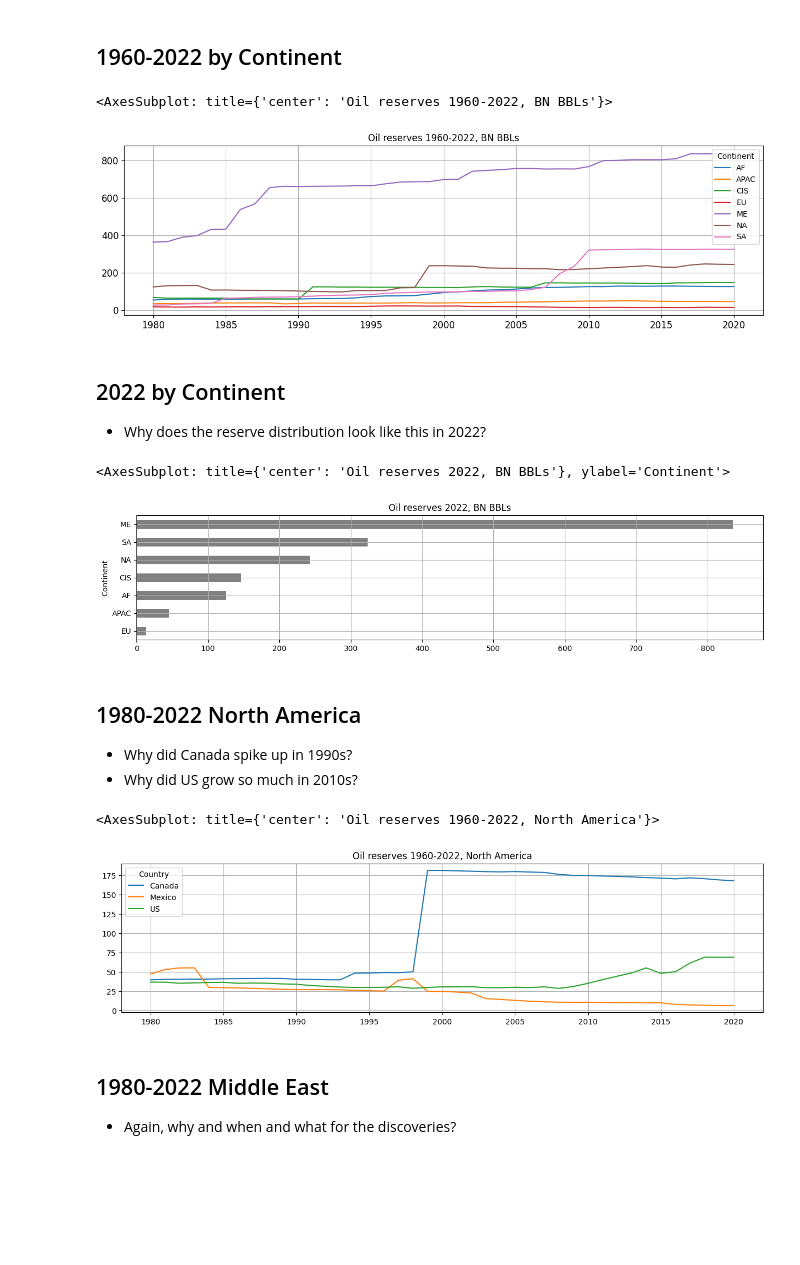
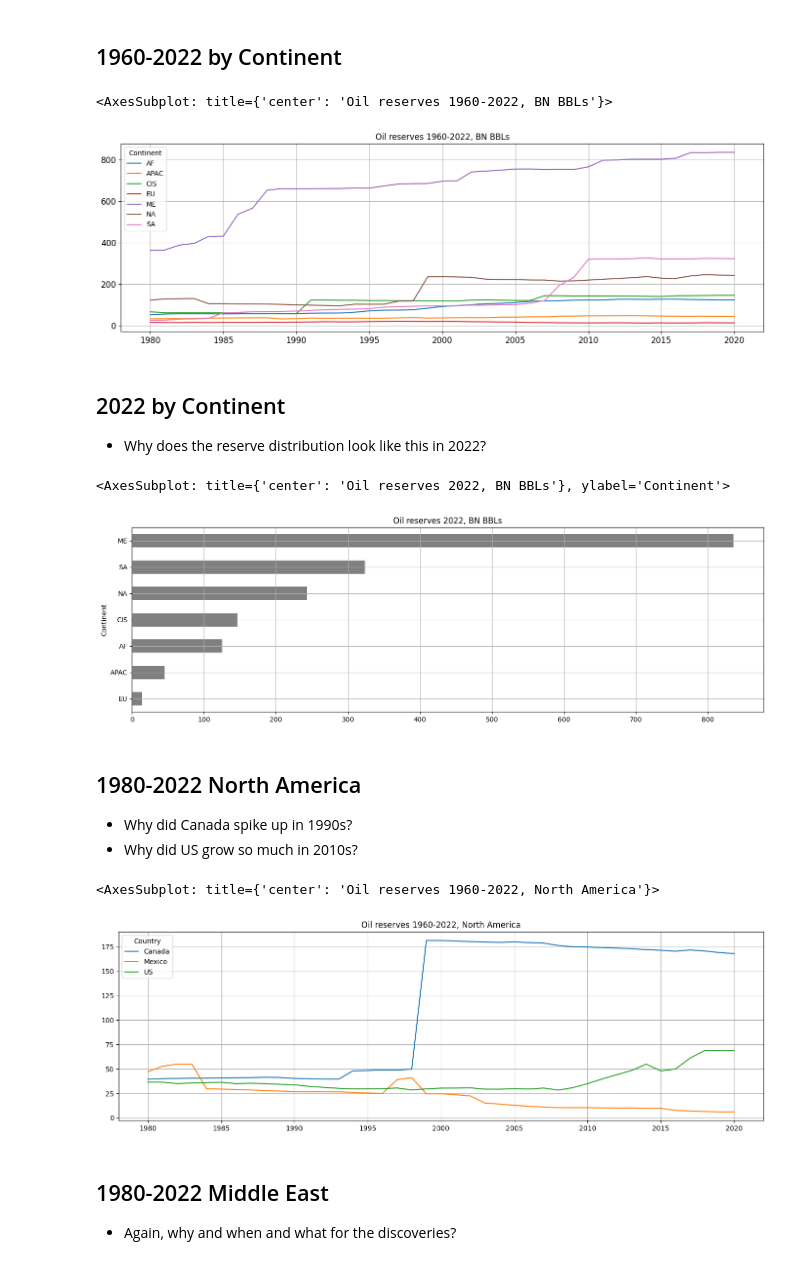
Before and after one commit to ryanczm/BP-Statistical-Report, a Jupyter notebook: oil.ipynb, the cells around one changed output. Saved outputs shown, nothing was run; the diff lists cells and outputs as text; code cells hidden in the pictures; blank space fills up the shorter version.

```diff
--- a/oil.ipynb
+++ b/oil.ipynb
@@ -192,29 +194,29 @@ df.div(df.sum(axis=1),axis=0).plot(kind='barh',figsize=(14,3),rot=0,grid=True, t
 # %% [markdown]
 ## 1960-2022 by Continent
 # %%
-oil_reserves.T.groupby(level=0,axis=1).sum().plot(figsize=(15,4),grid=True, title='Oil reserves 1960-2022, BN BBLs', fontsize=12)
+oil_reserves.T.groupby(level=0,axis=1).sum().plot(figsize=(17,5),grid=True, title='Oil reserves 1960-2022, BN BBLs', fontsize=12)
 # %% [output]
 <AxesSubplot: title={'center': 'Oil reserves 1960-2022, BN BBLs'}>
-[figure, old version]
+[figure, new version]
 # %% [markdown]
 ## 2022 by Continent
 
 * Why does the reserve distribution look like this in 2022?
 # %%
-oil_reserves.T.groupby(level=0,axis=1).sum().iloc[-1].sort_values().plot(kind='barh', color='grey', figsize=(15,3),rot=0,grid=True, title='Oil reserves 2022, BN BBLs')
+oil_reserves.T.groupby(level=0,axis=1).sum().iloc[-1].sort_values().plot(kind='barh', color='grey', figsize=(17,5),rot=0,grid=True, title='Oil reserves 2022, BN BBLs')
 # %% [output]
 <AxesSubplot: title={'center': 'Oil reserves 2022, BN BBLs'}, ylabel='Continent'>
-[figure, old version]
+[figure, new version]
 # %% [markdown]
 ## 1980-2022 North America
 
 * Why did Canada spike up in 1990s?
 * Why did US grow so much in 2010s?
 # %%
-oil_reserves.T['NA'].plot(figsize=(15,3.5),grid=True, title='Oil reserves 1960-2022, North America')
+oil_reserves.T['NA'].plot(figsize=(17,5),grid=True, title='Oil reserves 1960-2022, North America')
 # %% [output]
 <AxesSubplot: title={'center': 'Oil reserves 1960-2022, North America'}>
-[figure, old version]
+[figure, new version]
 # %% [markdown]
 ## 1980-2022 Middle East
 
```
Also changed, not shown: parts of 28 cells of this notebook.
